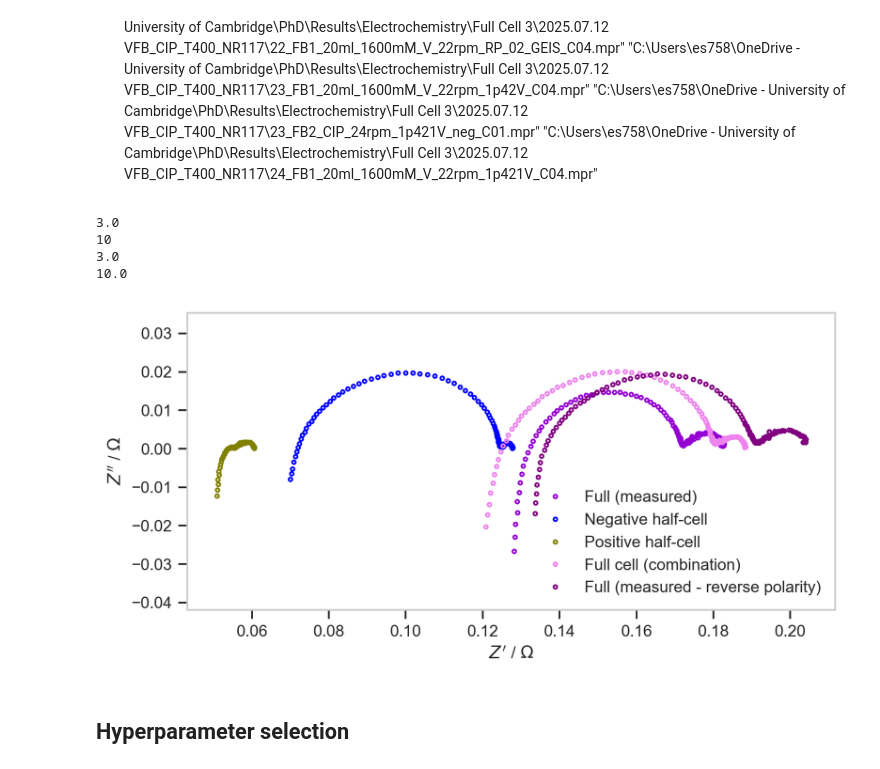
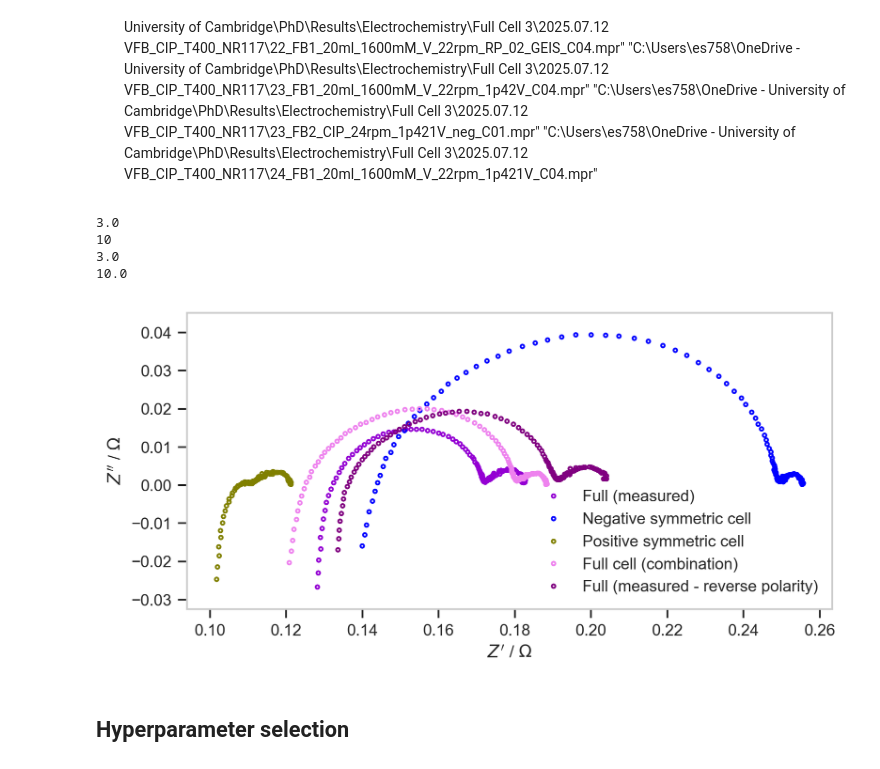
Before and after one commit to ESaundersNano/redoxED, a Jupyter notebook: notebooks/00Y_VFB_analysis.ipynb, the cells around one changed output. Drawn from its saved outputs; the diff is of its cells as text; code cells hidden in the pictures.

```diff
--- a/notebooks/00Y_VFB_analysis.ipynb
+++ b/notebooks/00Y_VFB_analysis.ipynb
@@ -283,34 +283,33 @@ EISData_array.append(EISData_object)
 
 
 fpath = r"C:\Users\es758\OneDrive - University of Cambridge\PhD\Results\Electrochemistry\Full Cell 3\2025.07.12 VFB_CIP_T400_NR117\16_FB2_CIP_pol_bias_02_GEIS_C01.mpr"
-label = "Negative half-cell"
+label = "Negative symmetric cell"
 ECData_object = BiologicLoader().load_data(fpath=fpath)
 print(max(ECData_object.df["Ns"]))
 # display(ECData_object.df)
 ECData_object.df = ECData_object.filter_by_col("Ns", lambda value: value == 0)
 EISData_object = ECData_object.to_EISData()
-# halve the Z values
-EISData_object.Z = EISData_object.Z/2
-Z_neg = EISData_object.Z.copy()  # Store the Z values for the negative half-cell
-f_neg = EISData_object.f.copy()  # Store the frequency values for the negative half-cell
-EISData_object._calculate_z_quants()
 EISData_object.label = label
 EISData_array.append(EISData_object)
+# halve the Z values
+Z_neg = EISData_object.Z.copy()/2  # Store the Z values for the negative half-cell
+f_neg = EISData_object.f.copy()  # Store the frequency values for the negative half-cell
+
+
 
 
 fpath = r"C:\Users\es758\OneDrive - University of Cambridge\PhD\Results\Electrochemistry\Full Cell 3\2025.07.12 VFB_CIP_T400_NR117\20_FB2_CIP_24rpm_pol_bias_02_GEIS_C01.mpr"
-label = "Positive half-cell"
+label = "Positive symmetric cell"
 ECData_object = BiologicLoader().load_data(fpath=fpath)
 print(max(ECData_object.df["cycle number"]))
 ECData_object.df = ECData_object.filter_by_col("cycle number", lambda value: value == 3)
 EISData_object = ECData_object.to_EISData()
-# halve the Z values
-EISData_object.Z = EISData_object.Z/2
-Z_pos = EISData_object.Z.copy()  # Store the Z values for the positive half-cell
-f_pos = EISData_object.f.copy()  # Store the frequency values for the positive half-cell
-EISData_object._calculate_z_quants()
 EISData_object.label = label
 EISData_array.append(EISData_object)
+# halve the Z values
+Z_pos = EISData_object.Z.copy()/2  # Store the Z values for the positive half-cell
+f_pos = EISData_object.f.copy()  # Store the frequency values for the positive half-cell
+
 
 
 Z_synth = Z_pos + Z_neg
@@ -362,34 +361,34 @@ colors = cmap(np.linspace(0, 1, num_colors))
 colors = ['darkviolet', 'blue', 'olive', 'violet', 'purple', 'indigo', 'darkblue']  # Example color names
 
 NyquistPlot_object = NyquistPlot(figsize=(6.5, 3), dpi=300)
 
 for i, EISData_object in enumerate(EISData_array):
     # EISData_object.trim_inductive()
     #EISData_object.crop_frequency(1, 8e3)
     EISData_object.crop_frequency(0.01, 1e5)
     # NyquistPlot_object.add_plot(EISData_object, linestyle = "", marker = "o", markersize = 1, color = colors[i], zorder = 3)
     NyquistPlot_object.add_plot(EISData_object, linestyle = "", marker = "o",markerfacecolor = 'none', markeredgecolor =colors[i], markersize = 2, zorder = 3)
 
 ### Plot formatting
 ## Ensure ratio equal
 # data_plot.ax.set_aspect("equal", adjustable="datalim")  # if enable, overall fig size will be strictly enforced, but x and y limits will be overwritten. So will padding of labels I think.
 # data_plot.ax.set_aspect('equal',adjustable='box') # if enable this, fig size will get overwritten, at least in y. but can set x and y lim
 ## Cropping
 # data_plot.ax.set_ylim([0.01, None]) # can always edit afterwards like most settings with something like
 ## Embellishments
 #data_plot.add_major_ticks(major_tick_spacing = 0.05)
 # data_plot.add_minor_ticks(major_tick_spacing = 5)
 # data_plot.ax.grid(True)
 # data_plot.ax.legend(bbox_to_anchor=(0., 0.9), loc="upper left") # manual legend settings
 NyquistPlot_object.ax.legend()
 
 display(NyquistPlot_object.fig)
 # %% [output]
 3.0
 10
 3.0
 10.0
-[figure, old version]
+[figure, new version]
 # %% [markdown]
 ## Hyperparameter selection
 # %%
```
Also changed, not shown: parts of 10 cells of this notebook, 6 other files.
